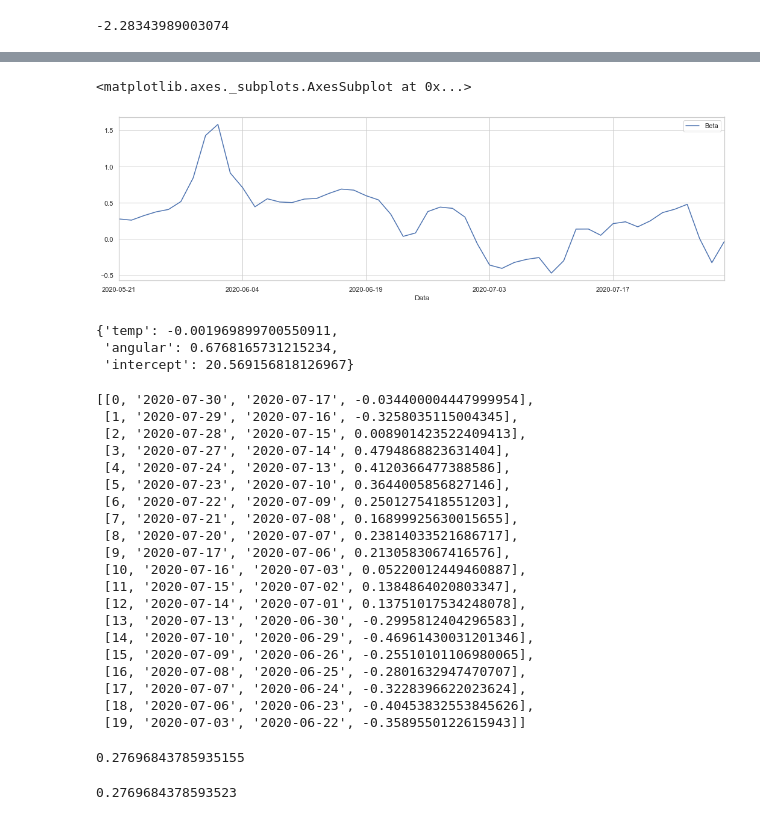
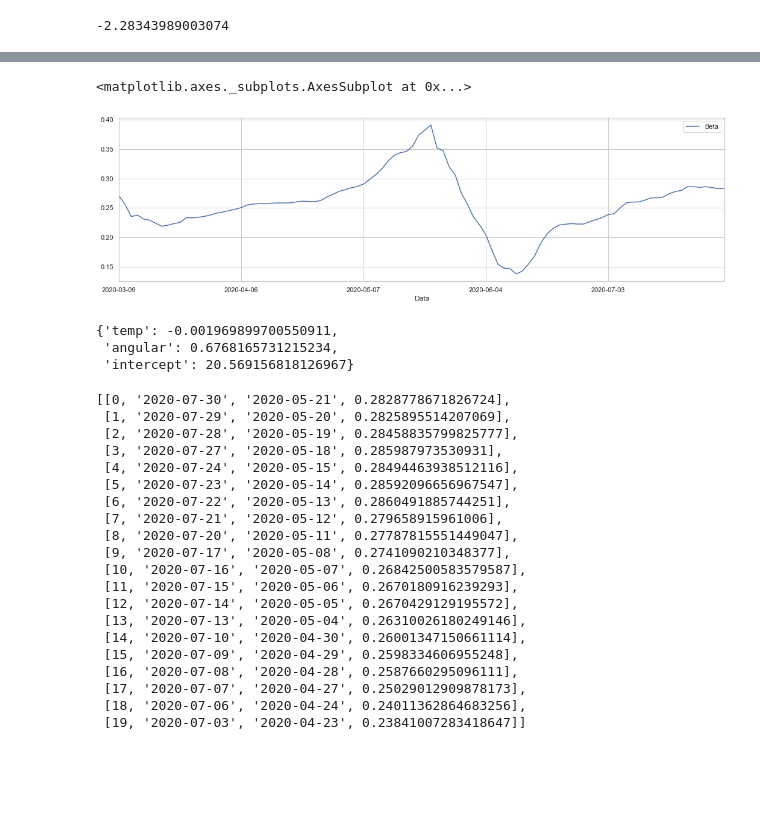
Before and after one commit to andreolvgomes/long-short-by-cointegration, a Jupyter notebook: Study-Analysis.ipynb, the cells around one changed output, grey strips where cells are left out. Drawn from its saved outputs; the diff is of its cells as text; code cells hidden in the pictures; blank space fills up the shorter version.

```diff
--- a/Study-Analysis.ipynb
+++ b/Study-Analysis.ipynb
@@ -149,7 +104,0 @@ coint.show(data, 'ENBR3', 'FLRY3', 250)
-# %%
-#=PROJ.LIN(DESLOC(AA15;0;0;A$7;1);DESLOC(W15;0;0;A$7;2);1;0)
-y, x = mult.get_values(data['ENBR3'], data['FLRY3'], 250)
-new = pd.DataFrame()
-new['x'] = x
-new['y'] = y
-#new[::-1].to_excel('datasets/rolling_beta_1.xlsx')
@@ -160,31 +105,28 @@ mult.plot_residue(mult.residue(data['ENGI11'], data['RENT3'], 250))
 # %%
 looping = -1
-n_recored = 50
-period = 10
+n_recored = 100
+period = 50
 rows=[]
 test=[]
 while (looping < (n_recored-1)):
     looping+=1
     dataset = data[looping:]
-    y, x = mult.get_values(dataset['ENGI11'], dataset['RENT3'], period)
-    #y, x = mult.returns(dataset['ENGI11'], dataset['RENT3'], period)
-    #y[0]=0
-    #x[0]=0
+    y, x = mult.get_values(dataset['CIEL3'], dataset['ITUB4'], period)
 
     coef = mult.coefficients(y, x, period)
     beta = coef['angular']
     beta = coint.beta(y, x)
 
     rows.append([dataset.index[0], beta])
     test.append([looping, y.index[0], y.index[-1], beta])
 
 rolling_beta = pd.DataFrame(rows, columns=['Data', 'Beta'])
 rolling_beta.set_index("Data", inplace = True)
 rolling_beta[::-1].plot(figsize=(18, 5))
 #mult.zscore(rolling_beta[::-1]).plot(figsize=(18, 5))
 # %% [output]
 <matplotlib.axes._subplots.AxesSubplot at 0x...>
-[figure, old version]
+[figure, new version]
 # %%
 #rolling_beta
 # %%
@@ -196,31 +138,23 @@ mult.coefficients(data['ENGI11'], data['RENT3'], 250)
 # %%
 test[0:20]
 # %% [output]
-[[0, '2020-07-30', '2020-07-17', -0.034400004447999954],
- [1, '2020-07-29', '2020-07-16', -0.3258035115004345],
- [2, '2020-07-28', '2020-07-15', 0.008901423522409413],
- [3, '2020-07-27', '2020-07-14', 0.4794868823631404],
- [4, '2020-07-24', '2020-07-13', 0.4120366477388586],
- [5, '2020-07-23', '2020-07-10', 0.3644005856827146],
- [6, '2020-07-22', '2020-07-09', 0.2501275418551203],
- [7, '2020-07-21', '2020-07-08', 0.16899925630015655],
- [8, '2020-07-20', '2020-07-07', 0.23814033521686717],
- [9, '2020-07-17', '2020-07-06', 0.2130583067416576],
- [10, '2020-07-16', '2020-07-03', 0.05220012449460887],
- [11, '2020-07-15', '2020-07-02', 0.1384864020803347],
- [12, '2020-07-14', '2020-07-01', 0.13751017534248078],
- [13, '2020-07-13', '2020-06-30', -0.2995812404296583],
- [14, '2020-07-10', '2020-06-29', -0.46961430031201346],
- [15, '2020-07-09', '2020-06-26', -0.25510101106980065],
- [16, '2020-07-08', '2020-06-25', -0.2801632947470707],
- [17, '2020-07-07', '2020-06-24', -0.3228396622023624],
- [18, '2020-07-06', '2020-06-23', -0.40453832553845626],
- [19, '2020-07-03', '2020-06-22', -0.3589550122615943]]
+[[0, '2020-07-30', '2020-05-21', 0.2828778671826724],
+ [1, '2020-07-29', '2020-05-20', 0.2825895514207069],
+ [2, '2020-07-28', '2020-05-19', 0.28458835799825777],
+ [3, '2020-07-27', '2020-05-18', 0.285987973530931],
+ [4, '2020-07-24', '2020-05-15', 0.28494463938512116],
+ [5, '2020-07-23', '2020-05-14', 0.28592096656967547],
+ [6, '2020-07-22', '2020-05-13', 0.2860491885744251],
+ [7, '2020-07-21', '2020-05-12', 0.279658915961006],
+ [8, '2020-07-20', '2020-05-11', 0.27787815551449047],
+ [9, '2020-07-17', '2020-05-08', 0.2741090210348377],
+ [10, '2020-07-16', '2020-05-07', 0.26842500583579587],
+ [11, '2020-07-15', '2020-05-06', 0.2670180916239293],
+ [12, '2020-07-14', '2020-05-05', 0.2670429129195572],
+ [13, '2020-07-13', '2020-05-04', 0.26310026180249146],
+ [14, '2020-07-10', '2020-04-30', 0.26001347150661114],
+ [15, '2020-07-09', '2020-04-29', 0.2598334606955248],
+ [16, '2020-07-08', '2020-04-28', 0.2587660295096111],
+ [17, '2020-07-07', '2020-04-27', 0.25029012909878173],
+ [18, '2020-07-06', '2020-04-24', 0.24011362864683256],
+ [19, '2020-07-03', '2020-04-23', 0.23841007283418647]]
-# %%
-coint.beta(y, x)
-# %% [output]
-0.27696843785935155
-# %%
-coint.beta(y[::-1], x[::-1])
-# %% [output]
-0.2769684378593523
```
Also changed, not shown: parts of 13 cells of this notebook, 2 other files.
